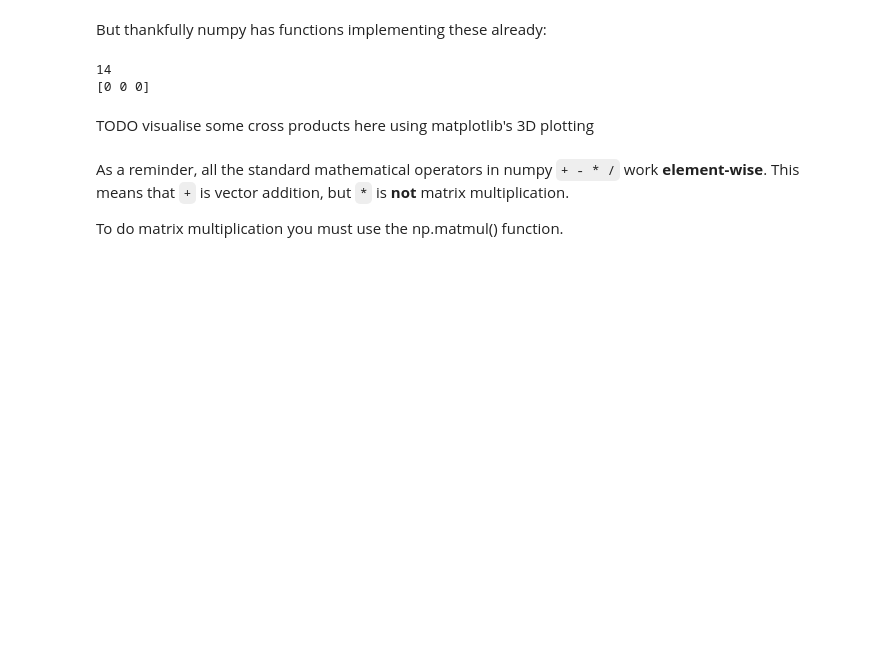
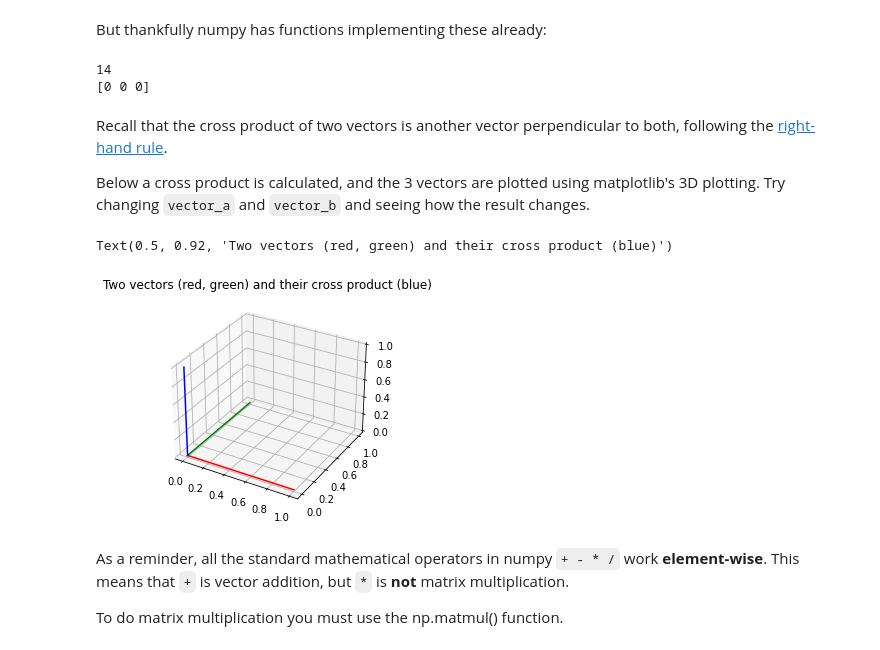
Before and after one commit to drwalton/cgvi-python-intro, a Jupyter notebook: 05_linear_algebra.ipynb, the cells around one changed output. Saved outputs shown, nothing was run; the diff lists cells and outputs as text; code cells hidden in the pictures; blank space fills up the shorter version.

Commit message:
Add plotting cross product

```diff
--- a/05_linear_algebra.ipynb
+++ b/05_linear_algebra.ipynb
@@ -41,8 +41,31 @@ print(np.cross(vector, vector))
 # %% [output]
 14
 [0 0 0]
-# %% [markdown]
-TODO visualise some cross products here using matplotlib's 3D plotting
+# %% [markdown]
+Recall that the cross product of two vectors is another vector perpendicular to both, following the [right-hand rule](https://en.wikipedia.org/wiki/Right-hand_rule).
+
+Below a cross product is calculated, and the 3 vectors are plotted using matplotlib's 3D plotting. Try changing `vector_a` and `vector_b` and seeing how the result changes.
+# %%
+vector_a = np.array([1,0,0])
+vector_b = np.array([0,1,0])
+
+cross_product = np.cross(vector_a, vector_b)
+
+def plot_vector(vector, axes, color):
+    x_vals = np.array([0, vector[0]])
+    y_vals = np.array([0, vector[1]])
+    z_vals = np.array([0, vector[2]])
+    axes.plot(x_vals, y_vals, z_vals, color)
+
+axes = plt.axes(projection='3d')
+
+plot_vector(vector_a, axes, "r")
+plot_vector(vector_b, axes, "g")
+plot_vector(cross_product, axes, "b")
+plt.title("Two vectors (red, green) and their cross product (blue)")
+# %% [output]
+Text(0.5, 0.92, 'Two vectors (red, green) and their cross product (blue)')
+[figure, added]
 # %% [markdown]
 As a reminder, all the standard mathematical operators in numpy `+ - * /` work **element-wise**. This means that `+` is vector addition, but `*` is **not** matrix multiplication.
 
```
Also changed, not shown: 1 other file.
